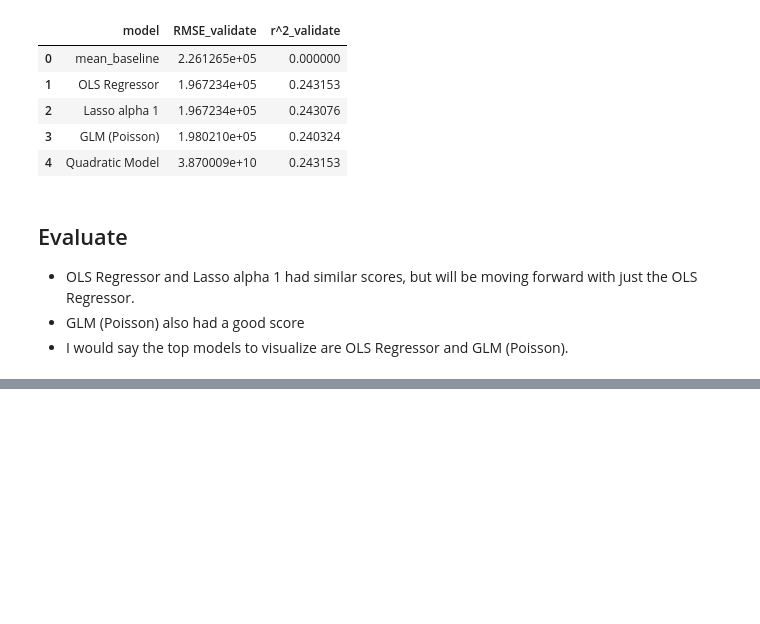
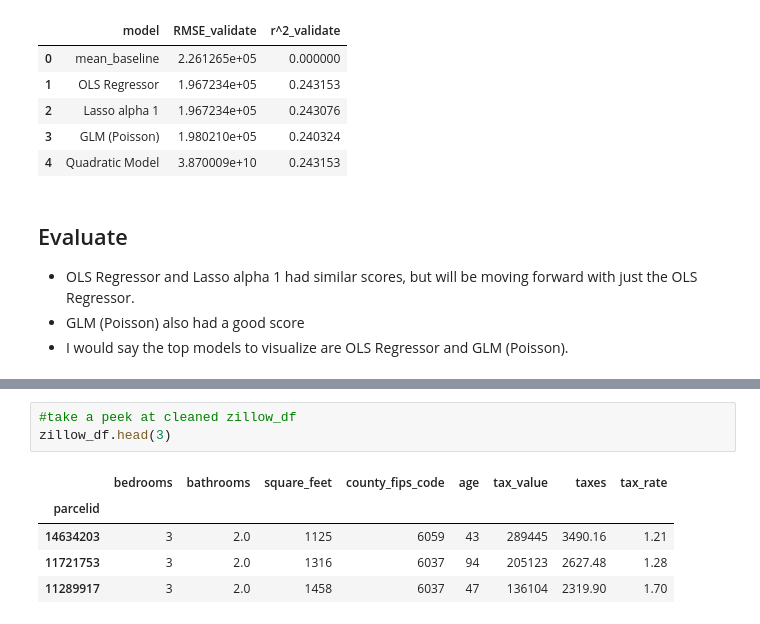
Before and after one commit to aliciag92/regression-project, a Jupyter notebook: zillow-report.ipynb, the cells around one changed output, grey strips where cells are left out. Drawn from its saved outputs; the diff is of its cells as text; blank space fills up the shorter version.

```diff
--- a/zillow-report.ipynb
+++ b/zillow-report.ipynb
@@ -754,0 +774,9 @@ Out-of-Sample Performance:  196823.85747953743
+# %%
+#take a peek at cleaned zillow_df
+zillow_df.head(3)
+# %% [output]
+|  | bedrooms | bathrooms | square_feet | county_fips_code | age | tax_value | taxes | tax_rate |
+| parcelid |  |  |  |  |  |  |  |  |
+| 14634203 | 3 | 2.0 | 1125 | 6059 | 43 | 289445 | 3490.16 | 1.21 |
+| 11721753 | 3 | 2.0 | 1316 | 6037 | 94 | 205123 | 2627.48 | 1.28 |
+| 11289917 | 3 | 2.0 | 1458 | 6037 | 47 | 136104 | 2319.90 | 1.70 |
```
Also changed, not shown: parts of 25 cells of this notebook.
